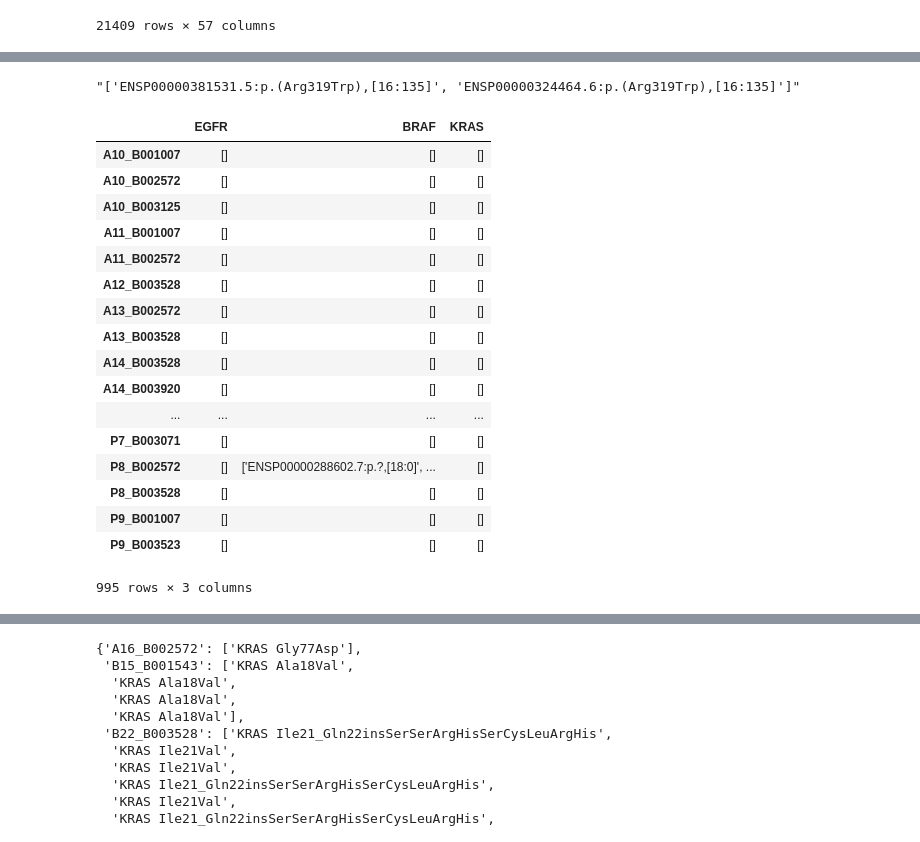
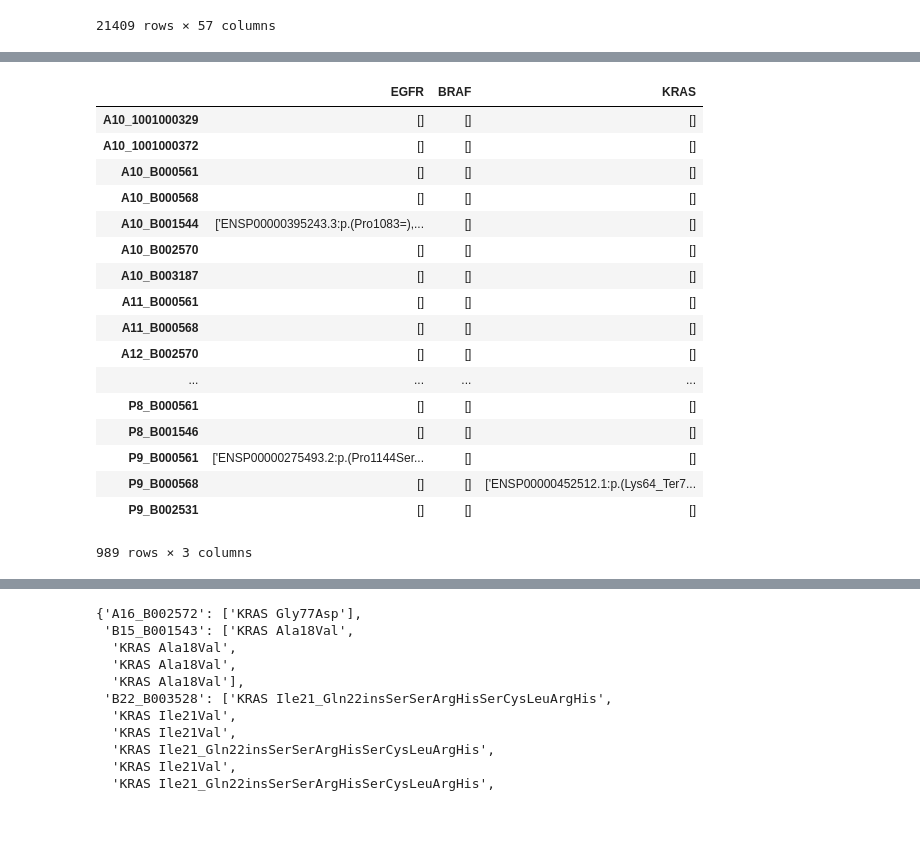
Before and after one commit to lincoln-harris/process_new_cells, a Jupyter notebook: process_SNPs/process_cerebra_out.ipynb, the cells around one changed output, grey strips where cells are left out. Drawn from its saved outputs; the diff is of its cells as text; code cells hidden in the pictures.

```diff
--- a/process_SNPs/process_cerebra_out.ipynb
+++ b/process_SNPs/process_cerebra_out.ipynb
@@ -3,6 +3,6 @@
 # %%
 import pandas as pd
 # %%
-cereb_out = pd.read_csv('/Users/lincoln.harris/code/cerebra/cerebra/tmp/3.4.20_runout.csv', index_col = 0)
+cereb_out = pd.read_csv('/Users/lincoln.harris/code/cerebra/cerebra/tmp/mutations_runout_3.18.20.csv', index_col = 0)
 cereb_out
 # %% [output]
@@ -35,12 +35,14 @@ cosmic_tier1 = ['BRIP', 'NF1', 'BRCA2', 'VHL', 'BTK', 'RARA', 'SPTA1', 'FGFR1',
                 'SMARCA4', 'STK11', 'CCDC6', 'TPM3']
 # %%
 # why do i have to do the subsetting like this?
+#     no hits to GRIN2A, ALK, NKX21
+
 cereb_tier1 = cereb_out[['NF1', 'BRCA2', 'VHL', 'BTK', 'RARA', 'SPTA1', 'FGFR1', 'SETD2',
-                'JAK1', 'SMAD4', 'CTNNB1', 'TET2', 'RET', 'PIK3CA', 'EGFR', 'KRAS', 'ALK',
+                'JAK1', 'SMAD4', 'CTNNB1', 'TET2', 'RET', 'PIK3CA', 'EGFR', 'KRAS',
                 'BRAF', 'ROS1', 'STRN', 'TFG', 'TPR', 'AKT1', 'DDR2', 'HIF1A', 'KDR',
                 'MAP2K1', 'MAP2K2', 'MYCL', 'PIK3CB', 'SOX2', 'CD74', 'ERBB2', 'FGFR2',
                 'HIP1', 'RET', 'ERBB4', 'NFE2L2', 'RAD21', 'TP63', 'NOTCH1', 'TP53',
-                'BAP1', 'DROSHA', 'GRIN2A', 'KEAP1', 'PTPN13', 'PTPRT', 'RB1', 'RBM10',
+                'BAP1', 'DROSHA', 'KEAP1', 'PTPN13', 'PTPRT', 'RB1', 'RBM10',
                 'SMARCA4', 'STK11', 'CCDC6', 'TPM3']]
 cereb_tier1
 # %% [output]
@@ -226,7 +155,3 @@ ratios_df
-# %%
-ratios_df.loc['A13_B002572'].CSNK1D
-# %% [output]
-"['ENSP00000381531.5:p.(Arg319Trp),[16:135]', 'ENSP00000324464.6:p.(Arg319Trp),[16:135]']"
 # %%
 # what are the muts we care about? (directly from Fig2)
 rel_muts = ['EGFR L858R', 'EGFR K745 A750>T', 'EGFR E709 T710>D', 'KRAS G12A', 'KRAS G12C', 'KRAS G12S',
@@ -240,27 +165,27 @@ rel_muts = ['EGFR Leu858Arg', 'KRAS Gly12Cys', 'KRAS Gly12Ala', 'KRAS Gly12Ser',
 
 # looks like the only genes we care about are EGFR, KRAS and BRAF
 # %%
-ratios_df_sub = ratios_df[['EGFR', 'BRAF', 'KRAS']]
-ratios_df_sub
+cereb_tier1_sub = cereb_tier1[['EGFR', 'BRAF', 'KRAS']]
+cereb_tier1_sub
 # %% [output]
 |  | EGFR | BRAF | KRAS |
-| A10_B001007 | [] | [] | [] |
-| A10_B002572 | [] | [] | [] |
-| A10_B003125 | [] | [] | [] |
-| A11_B001007 | [] | [] | [] |
-| A11_B002572 | [] | [] | [] |
-| A12_B003528 | [] | [] | [] |
-| A13_B002572 | [] | [] | [] |
-| A13_B003528 | [] | [] | [] |
-| A14_B003528 | [] | [] | [] |
-| A14_B003920 | [] | [] | [] |
+| A10_1001000329 | [] | [] | [] |
+| A10_1001000372 | [] | [] | [] |
+| A10_B000561 | [] | [] | [] |
+| A10_B000568 | [] | [] | [] |
+| A10_B001544 | ['ENSP00000395243.3:p.(Pro1083=),... | [] | [] |
+| A10_B002570 | [] | [] | [] |
+| A10_B003187 | [] | [] | [] |
+| A11_B000561 | [] | [] | [] |
+| A11_B000568 | [] | [] | [] |
+| A12_B002570 | [] | [] | [] |
 | ... | ... | ... | ... |
-| P7_B003071 | [] | [] | [] |
-| P8_B002572 | [] | ['ENSP00000288602.7:p.?,[18:0]', ... | [] |
-| P8_B003528 | [] | [] | [] |
-| P9_B001007 | [] | [] | [] |
-| P9_B003523 | [] | [] | [] |
+| P8_B000561 | [] | [] | [] |
+| P8_B001546 | [] | [] | [] |
+| P9_B000561 | ['ENSP00000275493.2:p.(Pro1144Ser... | [] | [] |
+| P9_B000568 | [] | [] | ['ENSP00000452512.1:p.(Lys64_Ter7... |
+| P9_B002531 | [] | [] | [] |
-995 rows × 3 columns
+989 rows × 3 columns
 # %%
 # sweet, think this works
     # janky as fuck tho
```
Also changed, not shown: parts of 22 cells of this notebook, 2 other files.
